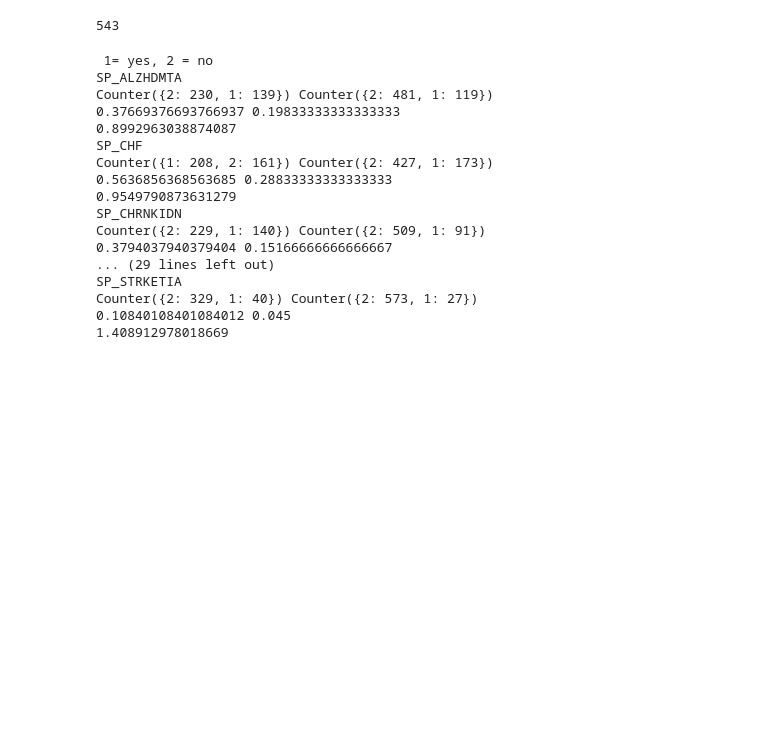
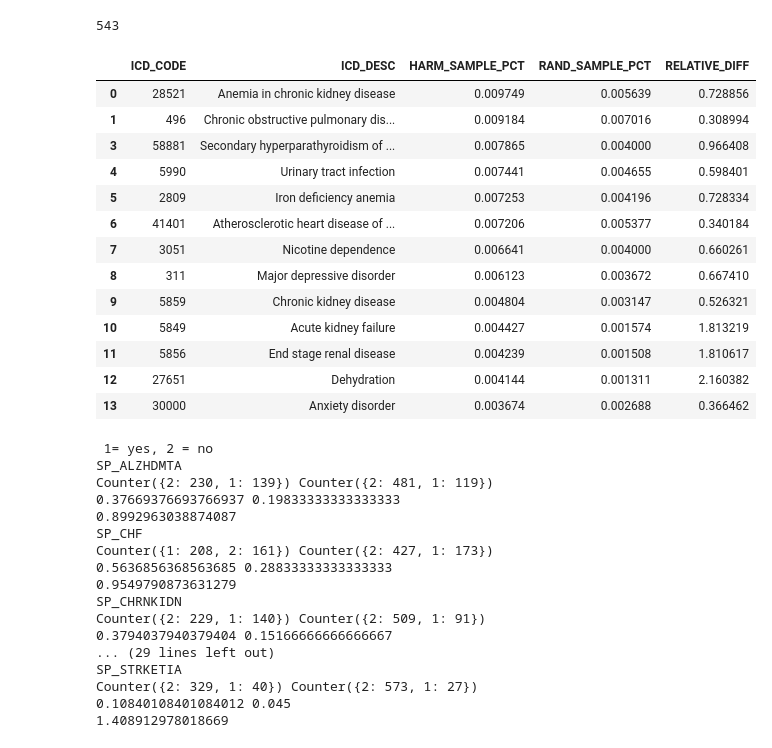
Before and after one commit to hanjosep/explore_cms, a Jupyter notebook: data analysis/analyze_harm.ipynb, the cells around one changed output. Cells and saved outputs as stored; diff of their text form; code cells hidden in the pictures; blank space fills up the shorter version.

```diff
--- a/data analysis/analyze_harm.ipynb
+++ b/data analysis/analyze_harm.ipynb
@@ -270,6 +270,24 @@ feature_df.to_csv('icd9_incidence_differential.csv',index=False)
 counter_rand['4019']
 # %% [output]
 543
+# %%
+import pandas as pd
+pd.read_csv('icd9_incidence_differential.csv').drop(2)
+# %% [output]
+|  | ICD_CODE | ICD_DESC | HARM_SAMPLE_PCT | RAND_SAMPLE_PCT | RELATIVE_DIFF |
+| 0 | 28521 | Anemia in chronic kidney disease | 0.009749 | 0.005639 | 0.728856 |
+| 1 | 496 | Chronic obstructive pulmonary dis... | 0.009184 | 0.007016 | 0.308994 |
+| 3 | 58881 | Secondary hyperparathyroidism of ... | 0.007865 | 0.004000 | 0.966408 |
+| 4 | 5990 | Urinary tract infection | 0.007441 | 0.004655 | 0.598401 |
+| 5 | 2809 | Iron deficiency anemia | 0.007253 | 0.004196 | 0.728334 |
+| 6 | 41401 | Atherosclerotic heart disease of ... | 0.007206 | 0.005377 | 0.340184 |
+| 7 | 3051 | Nicotine dependence | 0.006641 | 0.004000 | 0.660261 |
+| 8 | 311 | Major depressive disorder | 0.006123 | 0.003672 | 0.667410 |
+| 9 | 5859 | Chronic kidney disease | 0.004804 | 0.003147 | 0.526321 |
+| 10 | 5849 | Acute kidney failure | 0.004427 | 0.001574 | 1.813219 |
+| 11 | 5856 | End stage renal disease | 0.004239 | 0.001508 | 1.810617 |
+| 12 | 27651 | Dehydration | 0.004144 | 0.001311 | 2.160382 |
+| 13 | 30000 | Anxiety disorder | 0.003674 | 0.002688 | 0.366462 |
 # %%
 # given the summary characteristics, compare the statistics between teh opioid patients and the random sample.
 from pickletools import OpcodeInfo
```
Also changed, not shown: 8 other files.
